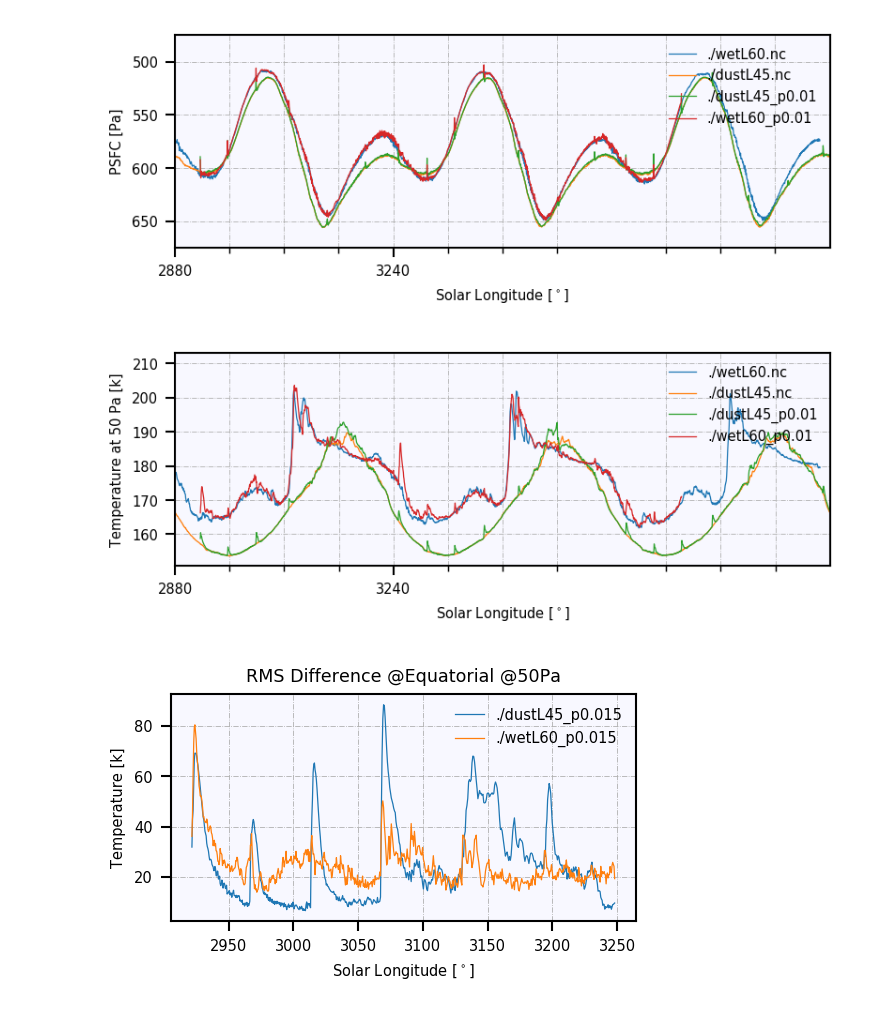
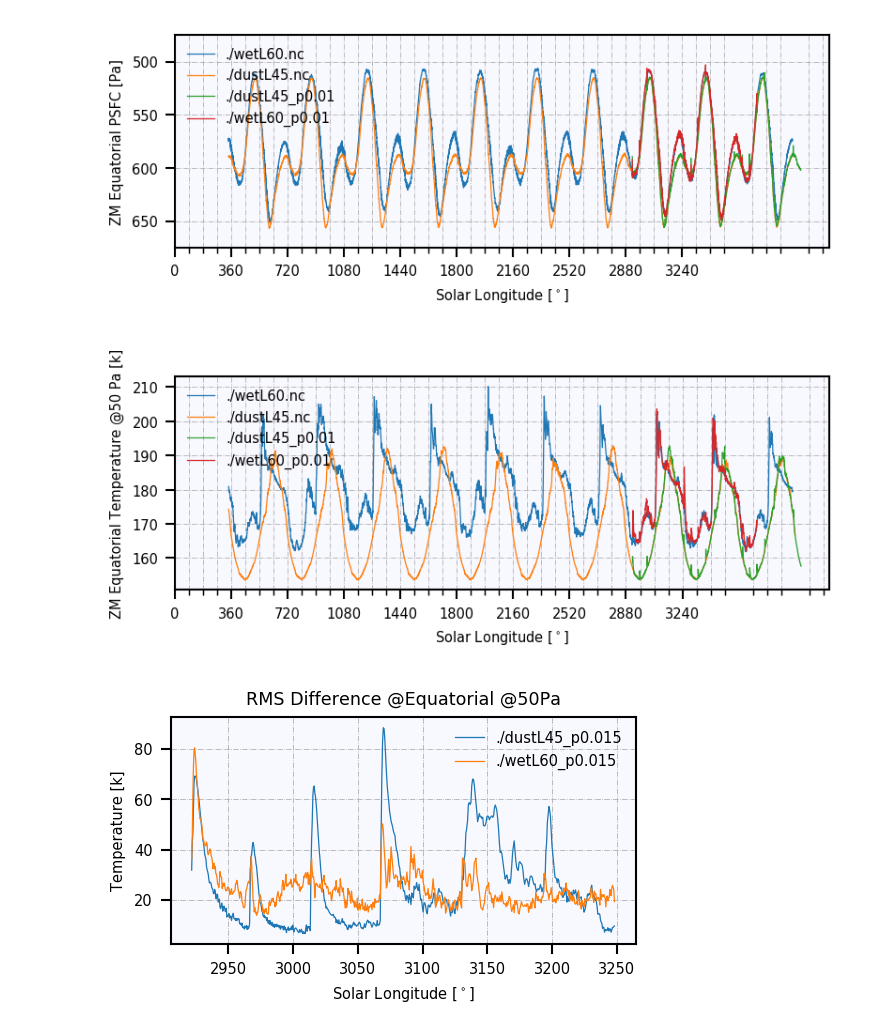
Before and after one commit to sokvisal/marswrf, a Jupyter notebook: model_comparison.ipynb, the cells around one changed output. Cells and saved outputs as stored; diff of their text form; code cells hidden in the pictures.

Commit message:
can save plots

```diff
--- a/model_comparison.ipynb
+++ b/model_comparison.ipynb
@@ -42,6 +42,7 @@ matplotlib.rcParams['ytick.minor.size'] = 3
 matplotlib.rcParams['ytick.minor.width'] = 0.7
 # %%
 from netCDF4 import Dataset
+from matplotlib.backends.backend_pdf import PdfPages
 
 major_ticks = np.arange(0, 360*10, 360)
 
@@ -98,33 +99,36 @@ lswetp = yearly_ls(lswetp) + 2880
 # print (np.where(lsdust==lsdustp[0]), 'test')
 # lsdust = lsdust[:6690]
 
-full_arr = 2000
-fig, ax = plt.subplots(figsize=(6,2))
-plot(ls[:], psfcwet[:], label=filedir_d.replace('_test.nc',''))
-plot(lsdust[:], psfcdust, label=filedir_w.replace('_test.nc',''))
-plot(lsdustp[:],psfcdustp, label=filedir_dp.replace('.nc',''))
-plot(lswetp[:],psfcwetp, label=filedir_wp.replace('.nc',''))
-ylabel('PSFC [Pa]')
-xlabel('Solar Longitude [$^\circ$]')
-xticks(major_ticks)
-xlim([2880,3960])
-ax.xaxis.set_minor_locator(AutoMinorLocator(4))
-ax.grid(True, which='both')
-ylim([675,475])
-legend()
+with PdfPages('model_comp.pdf') as pdFigures:
+    full_arr = 2000
+    fig, ax = plt.subplots(figsize=(6,2))
+    plot(ls[:], psfcwet[:], label=filedir_d.replace('_test.nc',''))
+    plot(lsdust[:], psfcdust, label=filedir_w.replace('_test.nc',''))
+    plot(lsdustp[:],psfcdustp, label=filedir_dp.replace('.nc',''))
+    plot(lswetp[:],psfcwetp, label=filedir_wp.replace('.nc',''))
+    ylabel('ZM Equatorial PSFC [Pa]')
+    xlabel('Solar Longitude [$^\circ$]')
+    xticks(major_ticks)
+    # xlim([2880,3960])
+    ax.xaxis.set_minor_locator(AutoMinorLocator(4))
+    ax.grid(True, which='both')
+    ylim([675,475])
+    legend()
+#     plt.savefig(pdFigures,  format='pdf', bbox_inchesf='tight', dpi=400)
 
-fig, ax = plt.subplots(figsize=(6,2))
-plot(ls[:], twet[:], label=filedir_d.replace('_test.nc',''))
-plot(lsdust[:],tdust, label=filedir_w.replace('_test.nc',''))
-plot(lsdustp[:],tdustp, label=filedir_dp.replace('.nc',''))
-plot(lswetp[:],twetp, label=filedir_wp.replace('.nc',''))
-ylabel('Temperature at 50 Pa [k]')
-xlabel('Solar Longitude [$^\circ$]')
-xticks(major_ticks)
-xlim([2880,3960])
-ax.xaxis.set_minor_locator(AutoMinorLocator(4))
-ax.grid(True, which='both')
-legend()
+    fig, ax = plt.subplots(figsize=(6,2))
+    plot(ls[:], twet[:], label=filedir_d.replace('_test.nc',''))
+    plot(lsdust[:],tdust, label=filedir_w.replace('_test.nc',''))
+    plot(lsdustp[:],tdustp, label=filedir_dp.replace('.nc',''))
+    plot(lswetp[:],twetp, label=filedir_wp.replace('.nc',''))
+    ylabel('ZM Equatorial Temperature @50 Pa [k]')
+    xlabel('Solar Longitude [$^\circ$]')
+    xticks(major_ticks)
+    # xlim([2880,3960])
+    ax.xaxis.set_minor_locator(AutoMinorLocator(4))
+    ax.grid(True, which='both')
+    legend()
+#     plt.savefig(pdFigures,  format='pdf', bbox_inches='tight', dpi=400)
 
 def rmsTimeseries(rawfiledir, pertfiledir, pert):
 
@@ -142,33 +146,33 @@ def rmsTimeseries(rawfiledir, pertfiledir, pert):
 #     psfcp = data.variables['PSFC'][:]
 #     zmTp = data.variables['T'][:][:,25:30].mean(axis=1)
 
     idx = np.where(ls==lsp[0])[0][0]
 
     tsk = tsk[idx:]
     if tsk.shape > lsp.shape:
         idx2 = np.where(ls==lsp[-1])[0][0]
         tsk = tsk[:idx2-idx+1]
     else:
         idx2 = np.where(lsp==ls[-1])[0][0]
         tskp = tskp[:idx2+1]
         lsp = lsp[:idx2+1]
 
     equatorial_rms = np.sqrt(np.abs(tsk**2-tskp**2))[:,17:20].mean(axis=2).mean(axis=1)
 
     plot(lsp, equatorial_rms, label=pertfiledir.replace('.nc',''))
     title("RMS Difference @Equatorial @50Pa")
     ylabel("Temperature [k]")
     xlabel("Solar Longitude [$^\circ$]")
     legend()
 
 fig, ax = plt.subplots(figsize=(4,2))
 rmsTimeseries('./dustL45.nc', './dustL45_p0.015.nc', "0.01")
 rmsTimeseries('./wetL60.nc', './wetL60_p0.015.nc', "0.015")
 
 fig, ax = plt.subplots(figsize=(6,2))
 rmsTimeseries('./dustL45.nc', './dustL45_p0.01.nc', "0.01")
 rmsTimeseries('./wetL60.nc', './wetL60_p0.01.nc', "0.015")
 # %% [output]
-[figure, old version]
+[figure, new version]
-[figure, old version]
+[figure, new version]
 [figure]
```
Also changed, not shown: parts of 2 cells of this notebook.
